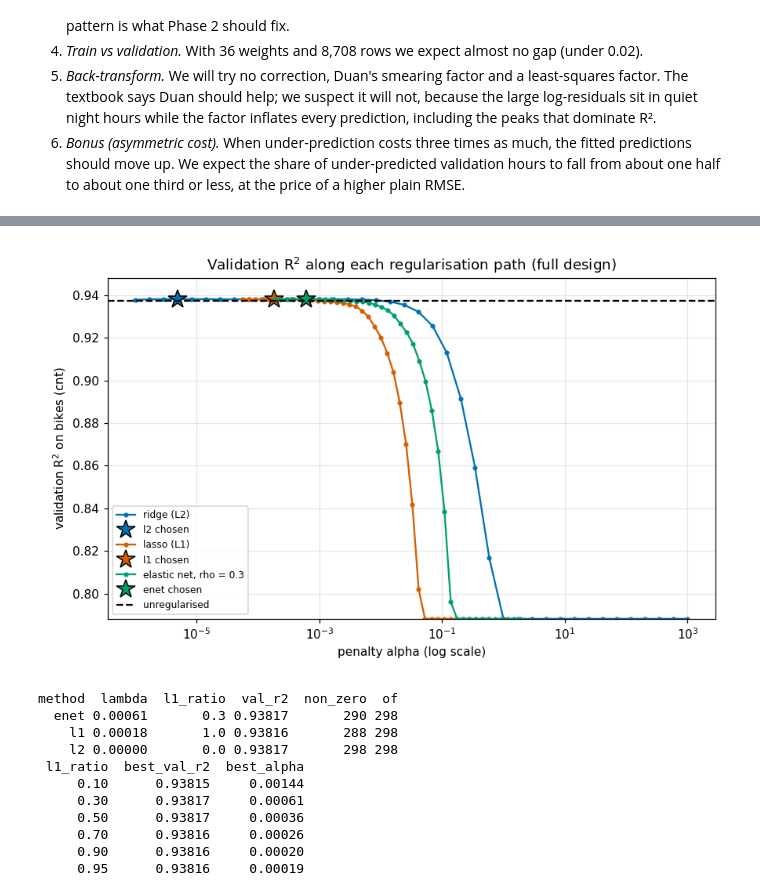
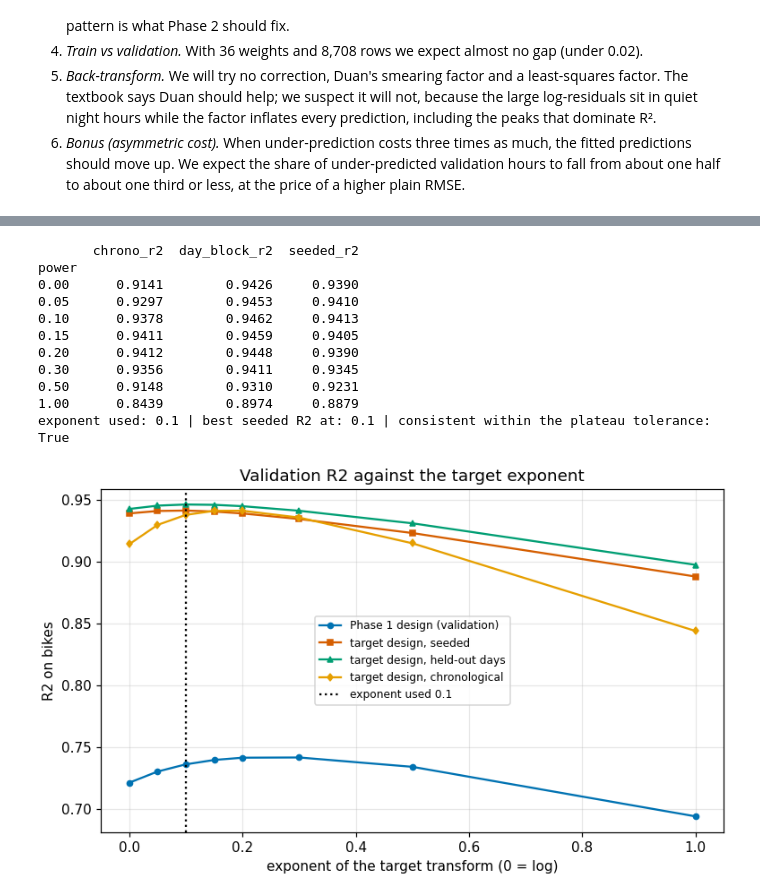
Before and after one commit to AhmedAtefYoussef/Machine-Learning-Pipeline, a Jupyter notebook: rush_hour.ipynb, the cells around one changed output, grey strips where cells are left out. Saved outputs shown, nothing was run; the diff lists cells and outputs as text; code cells hidden in the pictures.

```diff
--- a/rush_hour.ipynb
+++ b/rush_hour.ipynb
@@ -2819,26 +2871,20 @@ print({k: round(v, 5) for k, v in p4["unregularised"].items()})
 # %%
-from src.plots import show  # displays a figure as a PNG in the notebook
-show(plot_validation_curves(p4))
+# The target design in closed form under each candidate exponent (the chain itself uses the exponent from Phase 1).
+exponents = pd.DataFrame(p3["target_power_check"]).set_index("power")
+print(exponents.round(4).to_string())
+print("exponent used:", p3["target_power_used"], "| best seeded R2 at:", p3["target_power_best_seeded"],
+      "| consistent within the plateau tolerance:", p3["target_power_consistent"])
+show(plots.plot_target_power(read_artifact("p1"), p3))
 # %% [output]
+       chrono_r2  day_block_r2  seeded_r2
+power
+0.00      0.9141        0.9426     0.9390
+0.05      0.9297        0.9453     0.9410
+0.10      0.9378        0.9462     0.9413
+0.15      0.9411        0.9459     0.9405
+0.20      0.9412        0.9448     0.9390
+0.30      0.9356        0.9411     0.9345
+0.50      0.9148        0.9310     0.9231
+1.00      0.8439        0.8974     0.8879
+exponent used: 0.1 | best seeded R2 at: 0.1 | consistent within the plateau tolerance: True
-[figure, old version]
+[figure, new version]
-# %%
-# Chosen hyper-parameters (best validation R2 on each path; ties go to the larger alpha).
-chosen = pd.DataFrame([{"method": m, "lambda": v["lambda"], "l1_ratio": v["l1_ratio"], "val_r2": v["val_r2"],
-                        "non_zero": v["n_nonzero"], "of": v["n_features"] - 1} for m, v in p4["methods"].items()])
-print(chosen.round(5).to_string(index=False))
-enet = pd.DataFrame([{"l1_ratio": float(rho), "best_val_r2": max(r["val_r2"] for r in rows),
-                      "best_alpha": max(rows, key=lambda r: (r["val_r2"], r["alpha"]))["alpha"]}
-                     for rho, rows in p4["curves"]["enet"].items()])
-print(enet.round(5).to_string(index=False))
-# %% [output]
-method  lambda  l1_ratio  val_r2  non_zero  of
-  enet 0.00061       0.3 0.93817       290 298
-    l1 0.00018       1.0 0.93816       288 298
-    l2 0.00000       0.0 0.93817       298 298
- l1_ratio  best_val_r2  best_alpha
-     0.10      0.93815     0.00144
-     0.30      0.93817     0.00061
-     0.50      0.93817     0.00036
-     0.70      0.93816     0.00026
-     0.90      0.93816     0.00020
-     0.95      0.93816     0.00019
```
Also changed, not shown: parts of 170 cells of this notebook, 20 other files.
